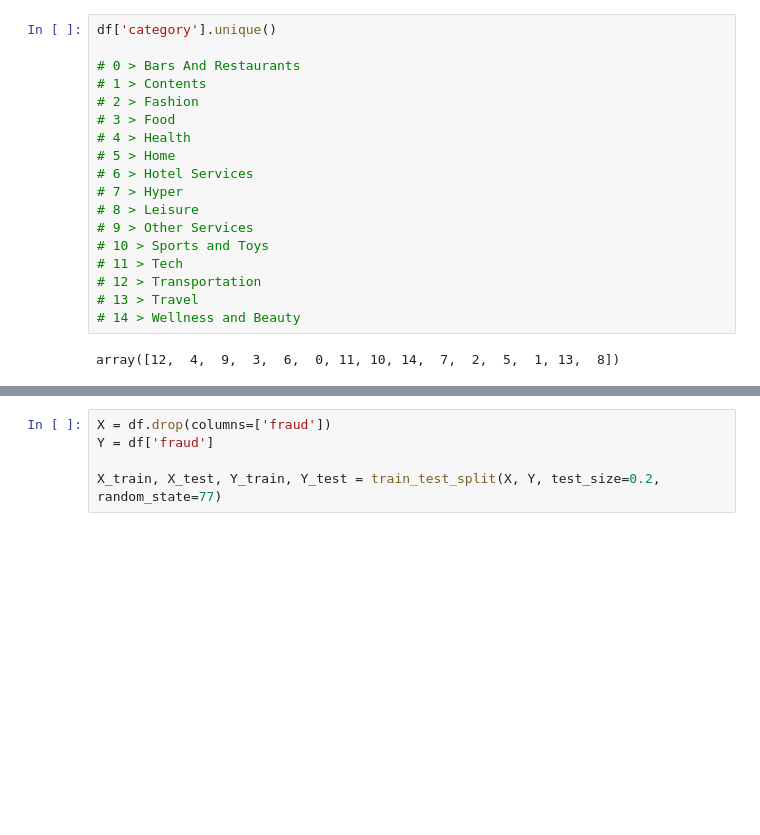
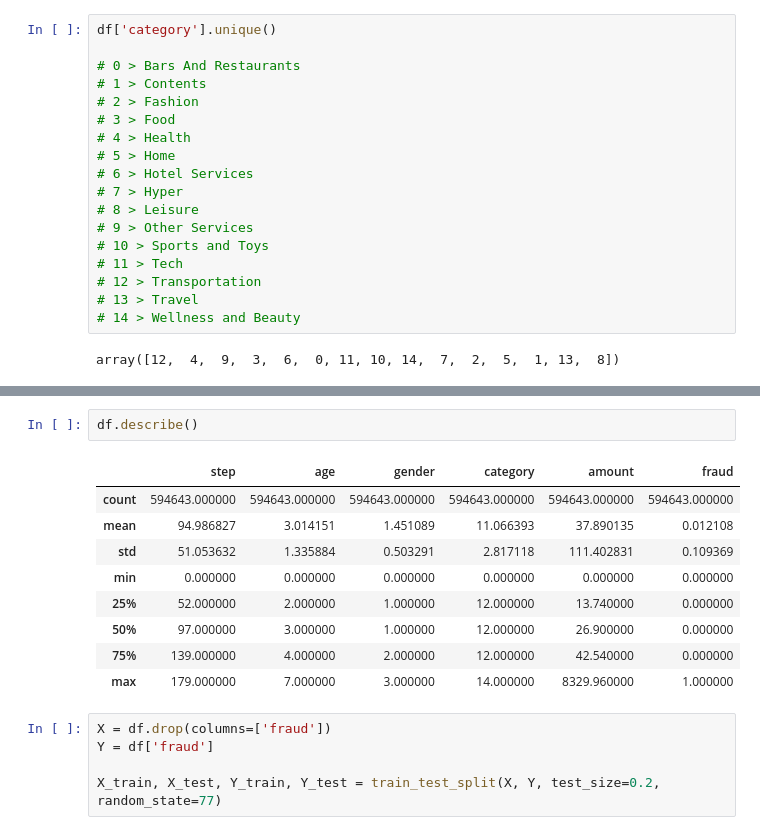
Before and after one commit to The-Icaro/CyberSecurityCheck, a Jupyter notebook: SprintOne/Data/Payment/DataPaymentFraudManipulation.ipynb, the cells around one changed output, grey strips where cells are left out. Drawn from its saved outputs; the diff is of its cells as text; blank space fills up the shorter version.

```diff
--- a/SprintOne/Data/Payment/DataPaymentFraudManipulation.ipynb
+++ b/SprintOne/Data/Payment/DataPaymentFraudManipulation.ipynb
@@ -197,3 +197,15 @@ df
+# %%
+df.describe()
+# %% [output]
+|  | step | age | gender | category | amount | fraud |
+| count | 594643.000000 | 594643.000000 | 594643.000000 | 594643.000000 | 594643.000000 | 594643.000000 |
+| mean | 94.986827 | 3.014151 | 1.451089 | 11.066393 | 37.890135 | 0.012108 |
+| std | 51.053632 | 1.335884 | 0.503291 | 2.817118 | 111.402831 | 0.109369 |
+| min | 0.000000 | 0.000000 | 0.000000 | 0.000000 | 0.000000 | 0.000000 |
+| 25% | 52.000000 | 2.000000 | 1.000000 | 12.000000 | 13.740000 | 0.000000 |
+| 50% | 97.000000 | 3.000000 | 1.000000 | 12.000000 | 26.900000 | 0.000000 |
+| 75% | 139.000000 | 4.000000 | 2.000000 | 12.000000 | 42.540000 | 0.000000 |
+| max | 179.000000 | 7.000000 | 3.000000 | 14.000000 | 8329.960000 | 1.000000 |
 # %%
 X = df.drop(columns=['fraud'])
 Y = df['fraud']
```
Also changed, not shown: parts of 31 cells of this notebook, 3 other files.
